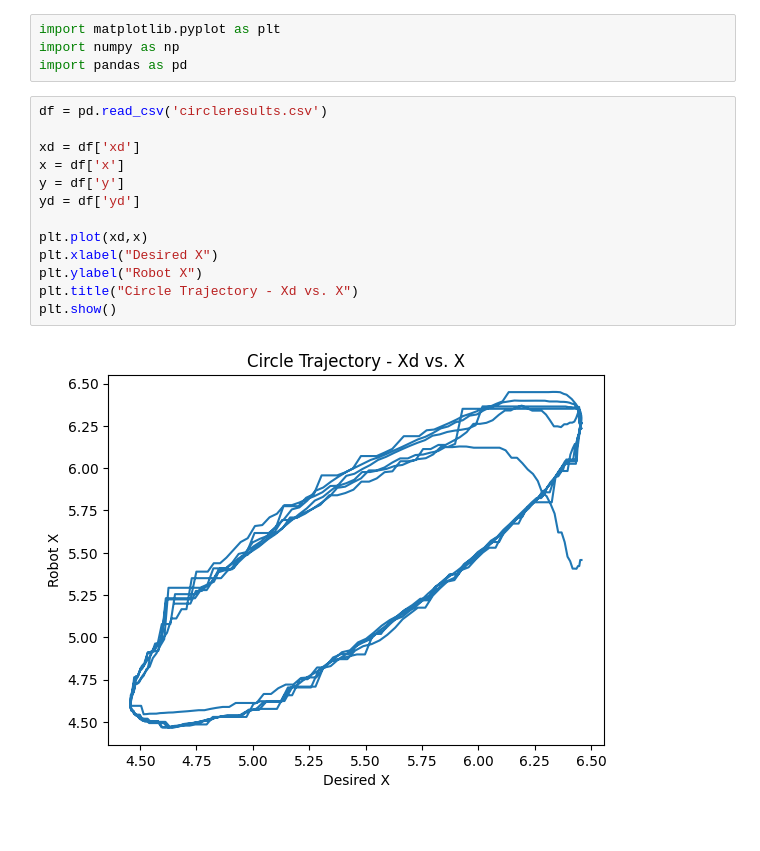
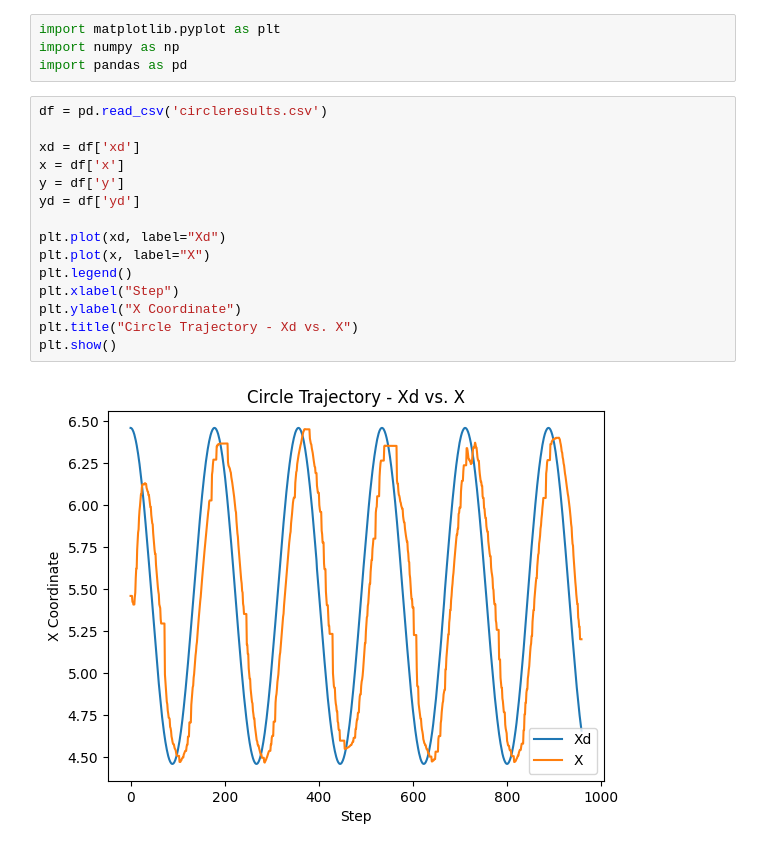
Before and after one commit to amandabaran/robotics, a Jupyter notebook: lab8/plots/Plots.ipynb, the cells around one changed output. Drawn from its saved outputs; the diff is of its cells as text.

```diff
--- a/lab8/plots/Plots.ipynb
+++ b/lab8/plots/Plots.ipynb
@@ -5,16 +5,18 @@ import pandas as pd
 # %%
 df = pd.read_csv('circleresults.csv')
 
 xd = df['xd']
 x = df['x']
 y = df['y']
 yd = df['yd']
 
-plt.plot(xd,x)
-plt.xlabel("Desired X")
-plt.ylabel("Robot X")
+plt.plot(xd, label="Xd")
+plt.plot(x, label="X")
+plt.legend()
+plt.xlabel("Step")
+plt.ylabel("X Coordinate")
 plt.title("Circle Trajectory - Xd vs. X")
 plt.show()
 # %% [output]
-[figure, old version]
+[figure, new version]
 # %%
```
Also changed, not shown: parts of 5 cells of this notebook, 1 other file.
